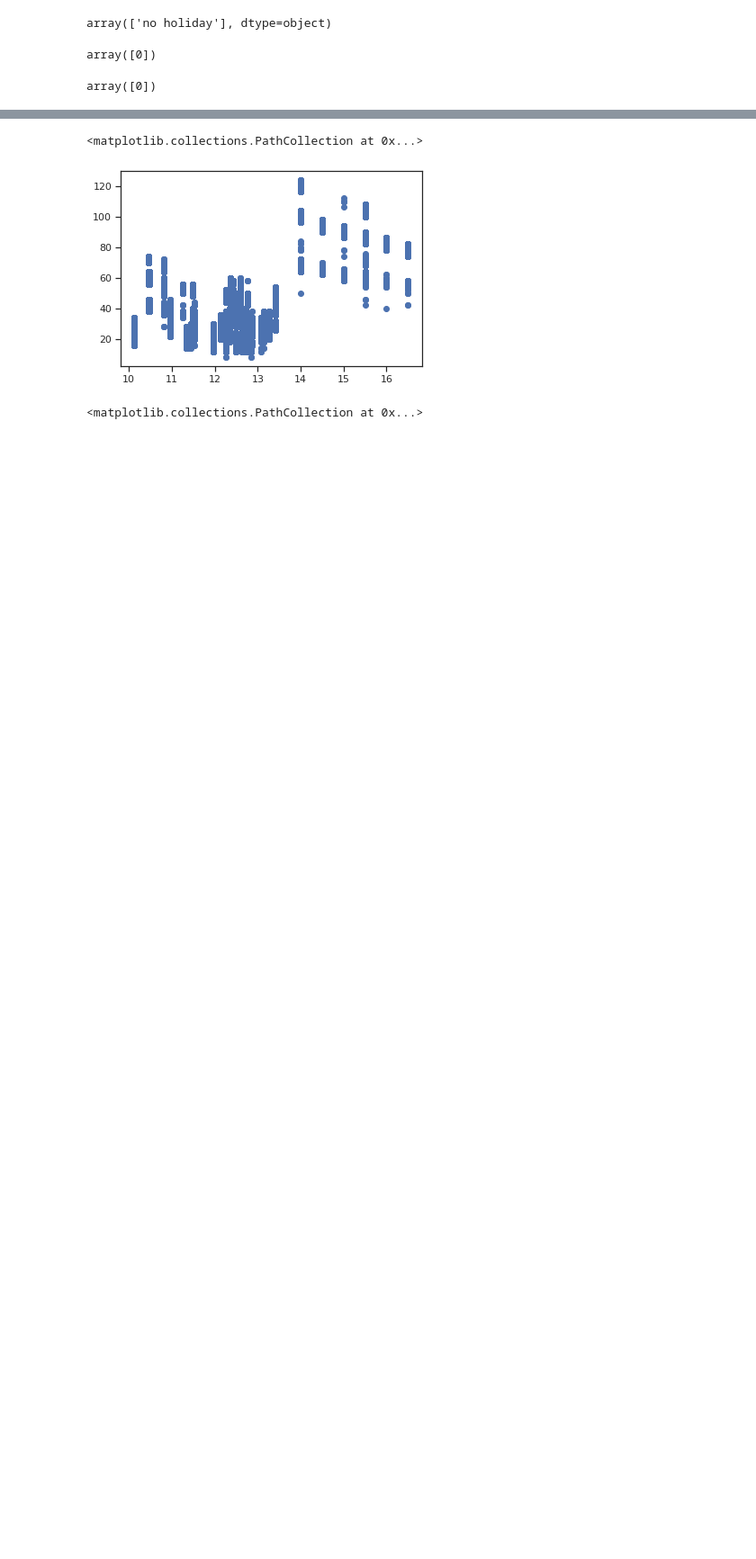
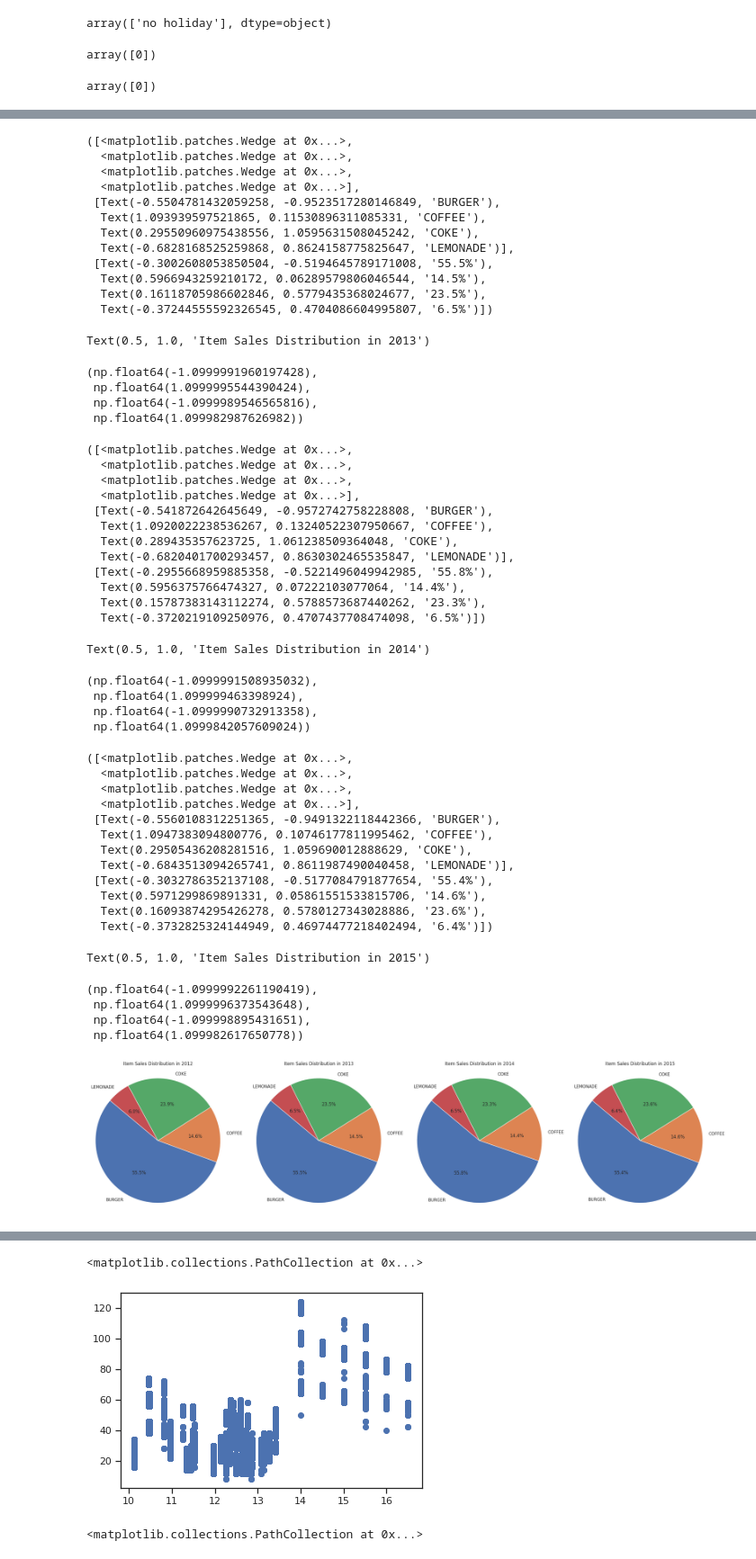
Before and after one commit to dikshaaswal/The-Price-Optimization-based-on-price-elasticity-of-demand, a Jupyter notebook: The_Price_Optimization_based_on_price_elasticity_of_demand.ipynb, the cells around one changed output, grey strips where cells are left out. Shown at 90% size. Cells and saved outputs as stored; diff of their text form; code cells hidden in the pictures; blank space fills up the shorter version.

```diff
--- a/The_Price_Optimization_based_on_price_elasticity_of_demand.ipynb
+++ b/The_Price_Optimization_based_on_price_elasticity_of_demand.ipynb
@@ -389,0 +382,27 @@ plt.hist(normal_day_data['ITEM_NAME'])
+# %%
+# # Extract year from CALENDAR_DATE
+# combined_data['YEAR'] = pd.to_datetime(combined_data['CALENDAR_DATE']).dt.year
+
+# Aggregate total quantity sold per item per year
+yearly_sales = (
+    normal_day_data.groupby(['YEAR', 'ITEM_NAME'])['QUANTITY']
+    .sum()
+    .reset_index()
+)
+
+# Plot a pie chart for each year
+unique_years = yearly_sales['YEAR'].dropna().unique()
+n_years = len(unique_years)
+
+# Plotting
+fig, axes = plt.subplots(1, n_years, figsize=(6 * n_years, 6))
+
+for i, year in enumerate(sorted(unique_years)):
+    year_data = yearly_sales[yearly_sales['YEAR'] == year]
+    axes[i].pie(year_data['QUANTITY'], labels=year_data['ITEM_NAME'], autopct='%1.1f%%', startangle=140)
+    axes[i].set_title(f"Item Sales Distribution in {int(year)}")
+    axes[i].axis('equal')
+
+plt.tight_layout()
+plt.show()
+# %% [output]
@@ -389,0 +426,52 @@ plt.hist(normal_day_data['ITEM_NAME'])
+([<matplotlib.patches.Wedge at 0x...>,
+  <matplotlib.patches.Wedge at 0x...>,
+  <matplotlib.patches.Wedge at 0x...>,
+  <matplotlib.patches.Wedge at 0x...>],
+ [Text(-0.5504781432059258, -0.9523517280146849, 'BURGER'),
+  Text(1.093939597521865, 0.11530896311085331, 'COFFEE'),
+  Text(0.29550960975438556, 1.0595631508045242, 'COKE'),
+  Text(-0.6828168525259868, 0.8624158775825647, 'LEMONADE')],
+ [Text(-0.3002608053850504, -0.5194645789171008, '55.5%'),
+  Text(0.5966943259210172, 0.06289579806046544, '14.5%'),
+  Text(0.16118705986602846, 0.5779435368024677, '23.5%'),
+  Text(-0.37244555592326545, 0.4704086604995807, '6.5%')])
+Text(0.5, 1.0, 'Item Sales Distribution in 2013')
+(np.float64(-1.0999991960197428),
+ np.float64(1.0999995544390424),
+ np.float64(-1.0999989546565816),
+ np.float64(1.099982987626982))
+([<matplotlib.patches.Wedge at 0x...>,
+  <matplotlib.patches.Wedge at 0x...>,
+  <matplotlib.patches.Wedge at 0x...>,
+  <matplotlib.patches.Wedge at 0x...>],
+ [Text(-0.541872642645649, -0.9572742758228808, 'BURGER'),
+  Text(1.0920022238536267, 0.13240522307950667, 'COFFEE'),
+  Text(0.289435357623725, 1.061238509364048, 'COKE'),
+  Text(-0.6820401700293457, 0.8630302465535847, 'LEMONADE')],
+ [Text(-0.2955668959885358, -0.5221496049942985, '55.8%'),
+  Text(0.5956375766474327, 0.07222103077064, '14.4%'),
+  Text(0.15787383143112274, 0.5788573687440262, '23.3%'),
+  Text(-0.3720219109250976, 0.4707437708474098, '6.5%')])
+Text(0.5, 1.0, 'Item Sales Distribution in 2014')
+(np.float64(-1.0999991508935032),
+ np.float64(1.099999463398924),
+ np.float64(-1.0999990732913358),
+ np.float64(1.0999842057609024))
+([<matplotlib.patches.Wedge at 0x...>,
+  <matplotlib.patches.Wedge at 0x...>,
+  <matplotlib.patches.Wedge at 0x...>,
+  <matplotlib.patches.Wedge at 0x...>],
+ [Text(-0.5560108312251365, -0.9491322118442366, 'BURGER'),
+  Text(1.0947383094800776, 0.10746177811995462, 'COFFEE'),
+  Text(0.29505436208281516, 1.059690012888629, 'COKE'),
+  Text(-0.6843513094265741, 0.8611987490040458, 'LEMONADE')],
+ [Text(-0.3032786352137108, -0.5177084791877654, '55.4%'),
+  Text(0.5971299869891331, 0.05861551533815706, '14.6%'),
+  Text(0.16093874295426278, 0.5780127343028886, '23.6%'),
+  Text(-0.3732825324144949, 0.46974477218402494, '6.4%')])
+Text(0.5, 1.0, 'Item Sales Distribution in 2015')
+(np.float64(-1.0999992261190419),
+ np.float64(1.0999996373543648),
+ np.float64(-1.099998895431651),
+ np.float64(1.099982617650778))
+[figure, added]
```
Also changed, not shown: parts of 45 cells of this notebook.
